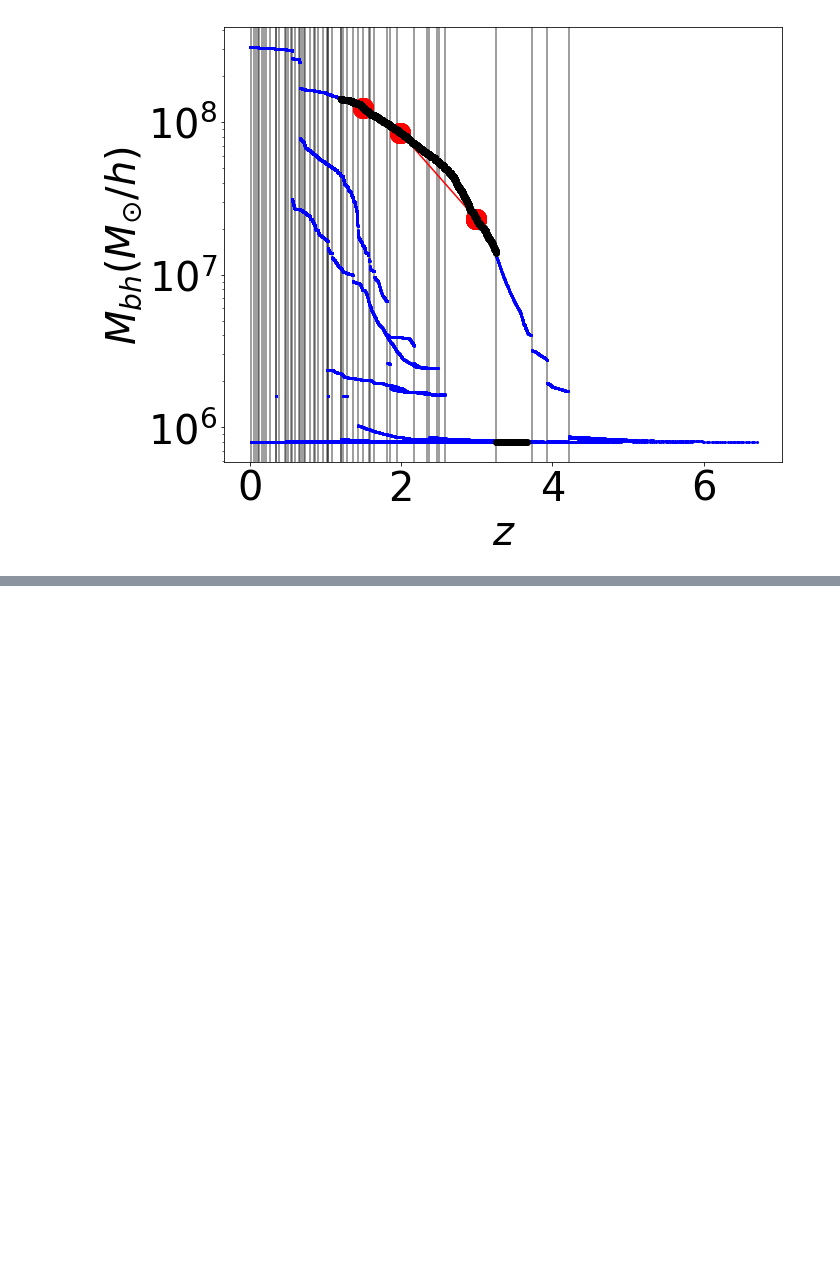
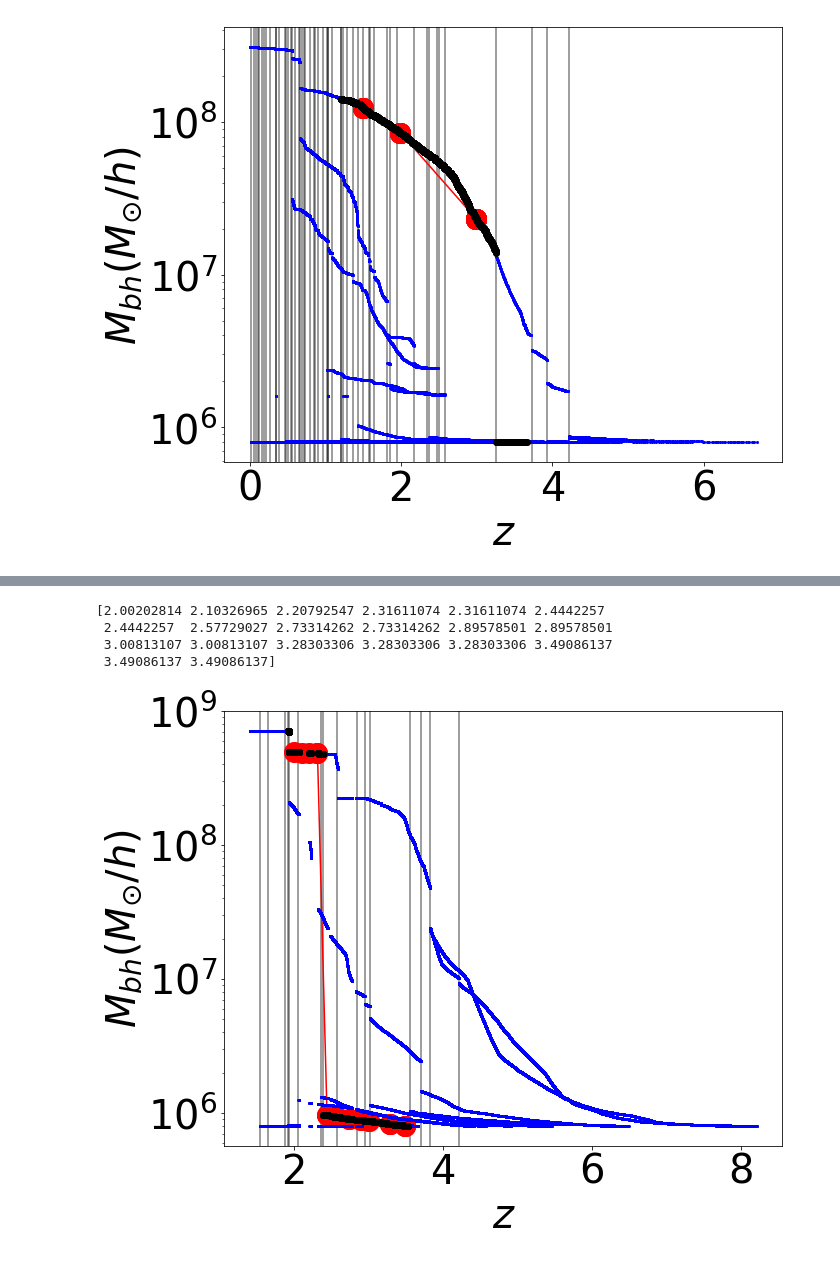
Before and after one commit to akbhowmi/arepo_package, a Jupyter notebook: Blackhole_histories.ipynb, the cells around one changed output, grey strips where cells are left out. Drawn from its saved outputs; the diff is of its cells as text; code cells hidden in the pictures; blank space fills up the shorter version.

```diff
--- a/Blackhole_histories.ipynb
+++ b/Blackhole_histories.ipynb
@@ -154,0 +208,8 @@ make_image(desired_id)
+# %%
+make_image_2(108362023111)
+# %% [output]
+[2.00202814 2.10326965 2.20792547 2.31611074 2.31611074 2.4442257
+ 2.4442257  2.57729027 2.73314262 2.73314262 2.89578501 2.89578501
+ 3.00813107 3.00813107 3.28303306 3.28303306 3.28303306 3.49086137
+ 3.49086137 3.49086137]
+[figure, added]
```
Also changed, not shown: parts of 5 cells of this notebook, 5 other files.
